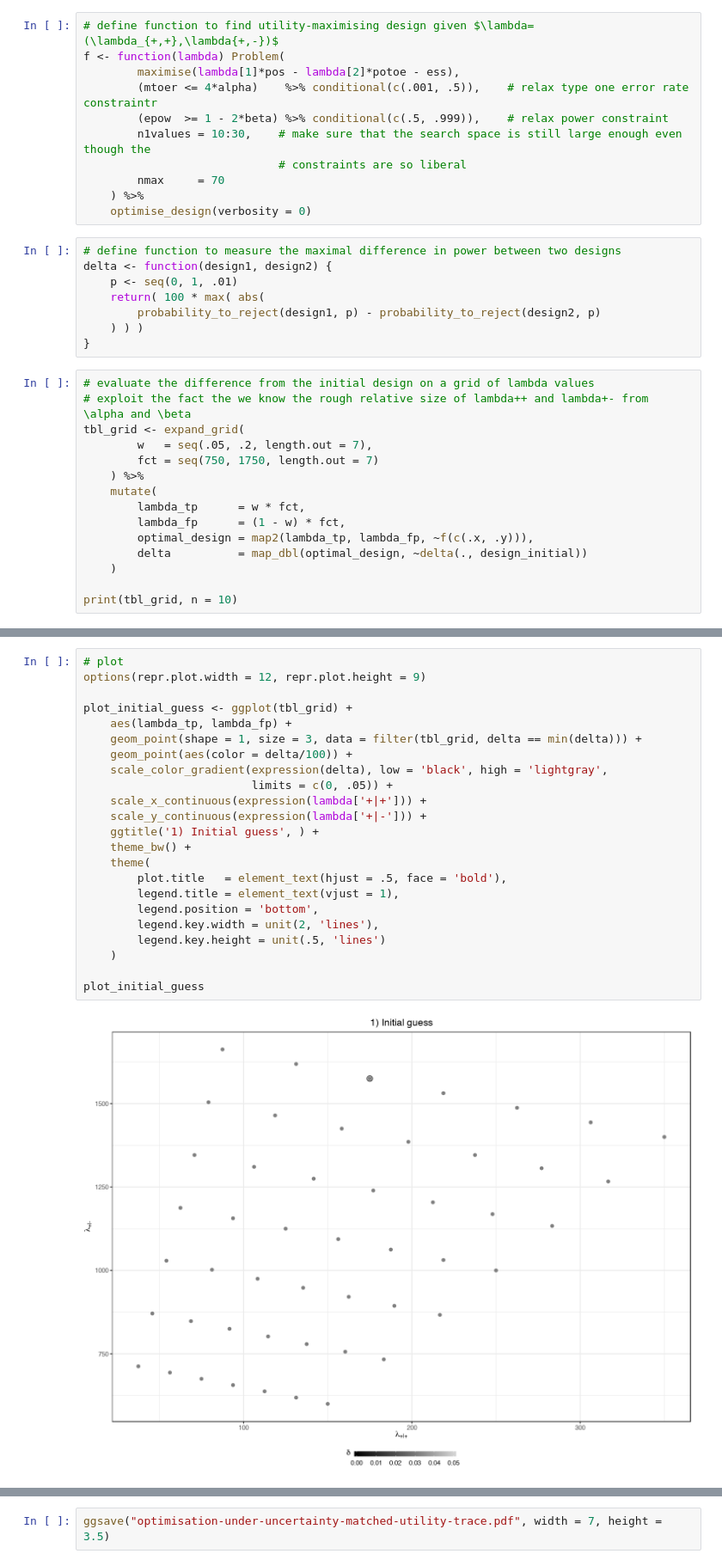
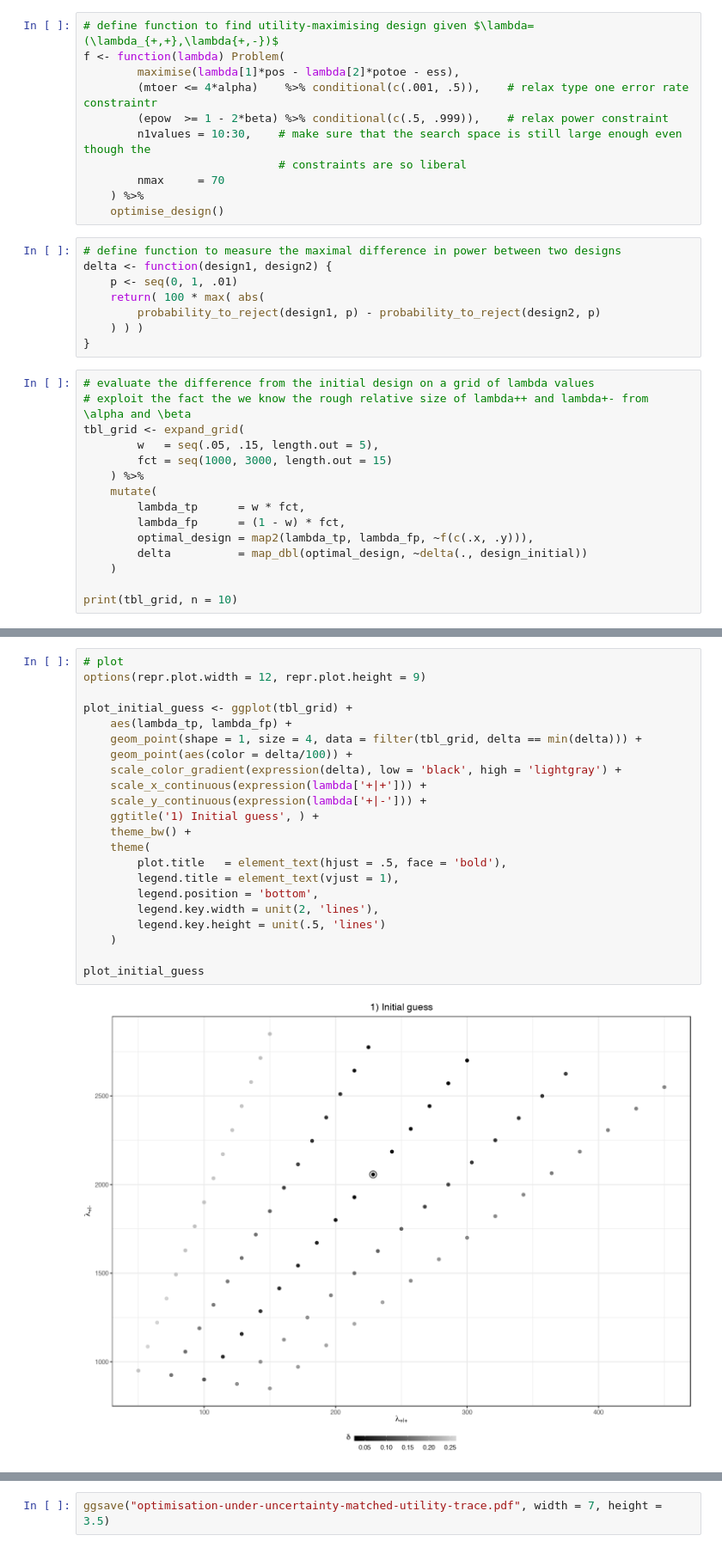
Before and after one commit to kkmann/optimal-binary-two-stage-designs, a Jupyter notebook: notebooks/optimisation-under-uncertainty.ipynb, the cells around one changed output, grey strips where cells are left out. Shown at 86% size. Saved outputs shown, nothing was run; the diff lists cells and outputs as text.

```diff
--- a/notebooks/optimisation-under-uncertainty.ipynb
+++ b/notebooks/optimisation-under-uncertainty.ipynb
@@ -246,7 +246,7 @@ f <- function(lambda) Problem(
                              # constraints are so liberal
         nmax     = 70
     ) %>%
-    optimise_design(verbosity = 0)
+    optimise_design()
 # %%
 # define function to measure the maximal difference in power between two designs
 delta <- function(design1, design2) {
@@ -259,8 +259,8 @@ delta <- function(design1, design2) {
 # evaluate the difference from the initial design on a grid of lambda values
 # exploit the fact the we know the rough relative size of lambda++ and lambda+- from \alpha and \beta
 tbl_grid <- expand_grid(
-        w   = seq(.05, .2, length.out = 7),
-        fct = seq(750, 1750, length.out = 7)
+        w   = seq(.05, .15, length.out = 5),
+        fct = seq(1000, 3000, length.out = 15)
     ) %>%
     mutate(
         lambda_tp      = w * fct,
@@ -288,28 +288,27 @@ print(tbl_grid, n = 10)
 # %%
 # plot
 options(repr.plot.width = 12, repr.plot.height = 9)
 
 plot_initial_guess <- ggplot(tbl_grid) +
     aes(lambda_tp, lambda_fp) +
-    geom_point(shape = 1, size = 3, data = filter(tbl_grid, delta == min(delta))) +
+    geom_point(shape = 1, size = 4, data = filter(tbl_grid, delta == min(delta))) +
     geom_point(aes(color = delta/100)) +
-    scale_color_gradient(expression(delta), low = 'black', high = 'lightgray',
-                         limits = c(0, .05)) +
+    scale_color_gradient(expression(delta), low = 'black', high = 'lightgray') +
     scale_x_continuous(expression(lambda['+|+'])) +
     scale_y_continuous(expression(lambda['+|-'])) +
     ggtitle('1) Initial guess', ) +
     theme_bw() +
     theme(
         plot.title   = element_text(hjust = .5, face = 'bold'),
         legend.title = element_text(vjust = 1),
         legend.position = 'bottom',
         legend.key.width = unit(2, 'lines'),
         legend.key.height = unit(.5, 'lines')
     )
 
 plot_initial_guess
 # %% [output]
-[figure, old version]
+[figure, new version]
 # %% [markdown]
 Refine the search by a local Nelder-Mead optimisation around the best combination of $\lambda$ found on the grid.
 Nelder-Mead is sensitive to scaling, so one needs to guess the problem scale first (difference in marginal paramters corresponding to unit change in objective).
```
Also changed, not shown: parts of 23 cells of this notebook, 8 other files.
